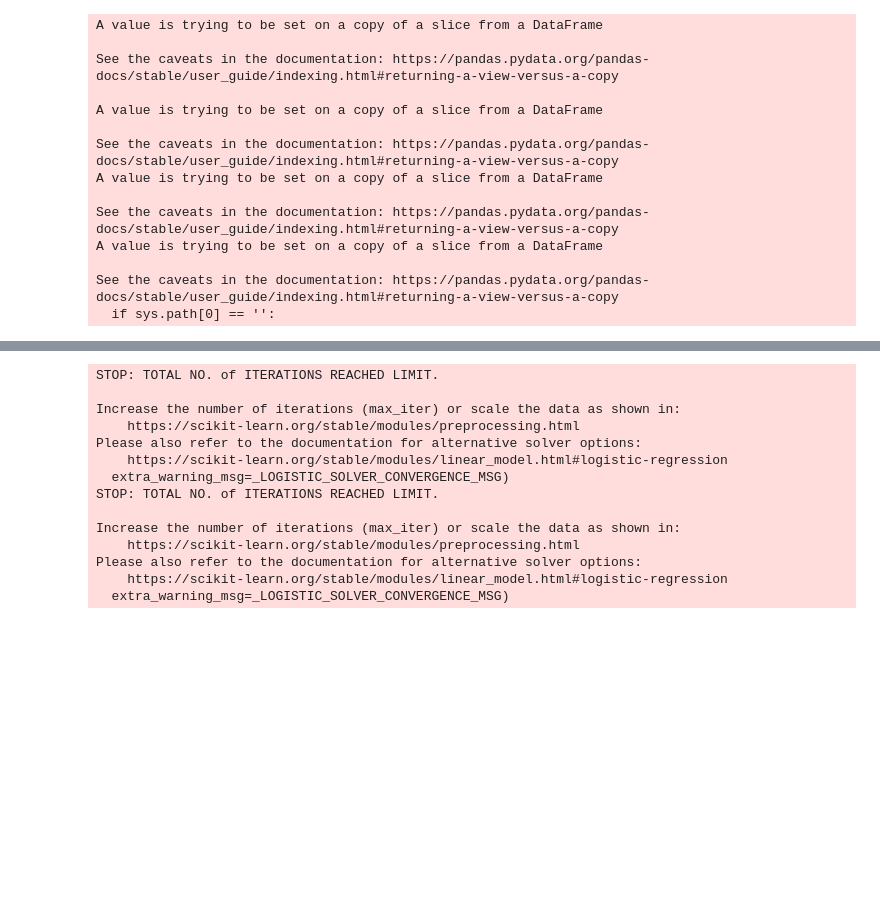
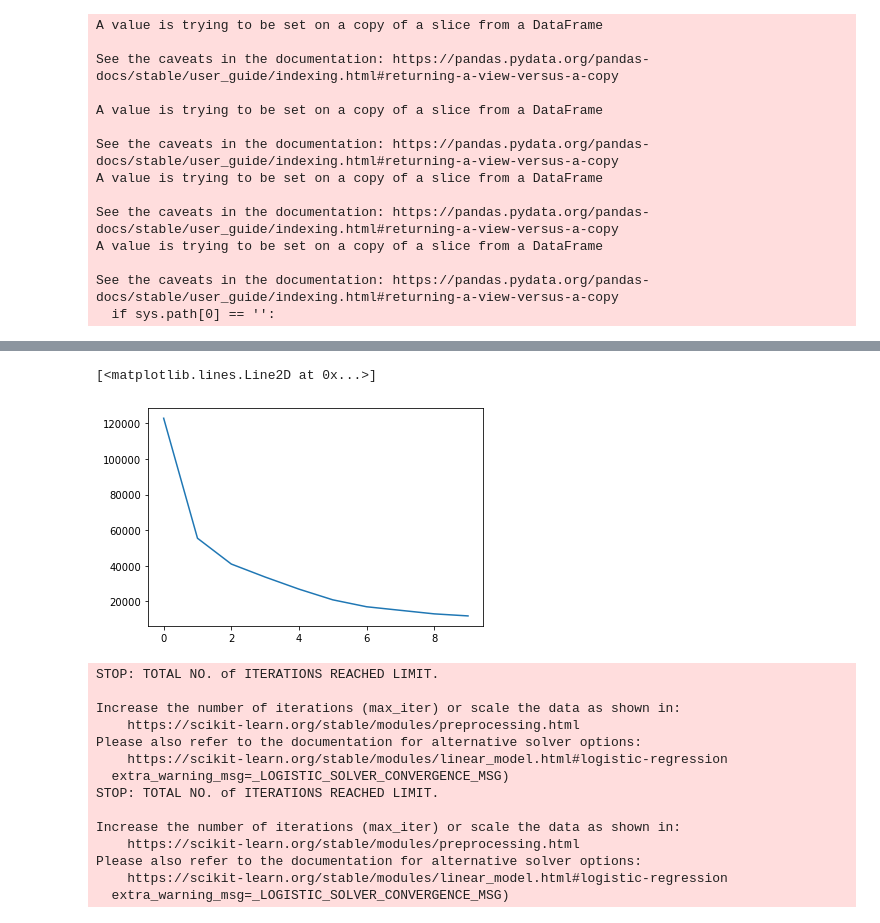
Before and after one commit to nsrazdan/ECS-171-Group8, a Jupyter notebook: ml/ml_with_clustering.ipynb, the cells around one changed output, grey strips where cells are left out. Drawn from its saved outputs; the diff is of its cells as text; code cells hidden in the pictures; blank space fills up the shorter version.

Commit message:
updated clusters

```diff
--- a/ml/ml_with_clustering.ipynb
+++ b/ml/ml_with_clustering.ipynb
@@ -36,6 +36,25 @@ df = pd.read_csv('./../downsampled_data.csv').dropna()
 [nltk_data] Downloading package vader_lexicon to
 [nltk_data]     /Users/trevorcarpenter/nltk_data...
 [nltk_data]   Package vader_lexicon is already up-to-date!
+# %%
+# function returns WSS score for k values from 1 to kmax
+def calculate_WSS(points, kmax, columns):
+    sse = []
+    for k in range(1, kmax+1):
+        kmeans = KMeans(n_clusters = k).fit(points)
+        centroids = kmeans.cluster_centers_
+        pred_clusters = kmeans.predict(points)
+        curr_sse = 0
+
+    # calculate square of Euclidean distance of each point from its cluster center and add to current WSS
+        for i in range(len(points)):
+            curr_center = centroids[pred_clusters[i]]
+            for j in range(len(columns)):
+                curr_sse += (float(points[i:i+1][columns[j]].values[0]) - curr_center[j]) ** 2
+
+
+        sse.append(curr_sse)
+    return sse
 # %%
 df['categoryId'] = df['categoryId'].astype(np.float)
 
@@ -187,9 +201,11 @@ original_trend_values = False
 # %%
 # separate data into x and y - just random y for now..
 y_column = 'trending?'
+clusterer = KMeans(n_clusters = num_clusters)
 if not original_trend_values:
     df = df.drop(['trending?','trended_later'], axis = 1)
-    clusters = KMeans(n_clusters=num_clusters).fit(df).labels_
+    clusters = clusterer.fit(df).labels_
+    print(clusterer.cluster_centers_)
     if 'cluster' in df.columns:
         df["cluster"]= clusters
     else:
@@ -215,7 +231,7 @@ new_test_Y = test_Y
 if not original_trend_values:
     new_train_Y = []
     new_test_Y = []
-    potential_y_values = np.zeros((num_clusters, num_clusters))
+    potential_y_values =np.zeros((num_clusters, num_clusters))
     for c in range(num_clusters):
         potential_y_values[c][c] = 1
     for index in range(len(train_Y)):
@@ -225,3 +274,11 @@ if not original_trend_values:
+# %%
+c_df = df.drop('cluster', axis = 1)
+SSE = calculate_WSS(c_df, 10, c_df.columns)
+# %%
+plt.plot(SSE)
+# %% [output]
+[<matplotlib.lines.Line2D at 0x...>]
+[figure, added]
 # %%
 # build the logistic regression model - need clean data...
 from sklearn.linear_model import LogisticRegression
```
Also changed, not shown: parts of 15 cells of this notebook, 2 other files.
